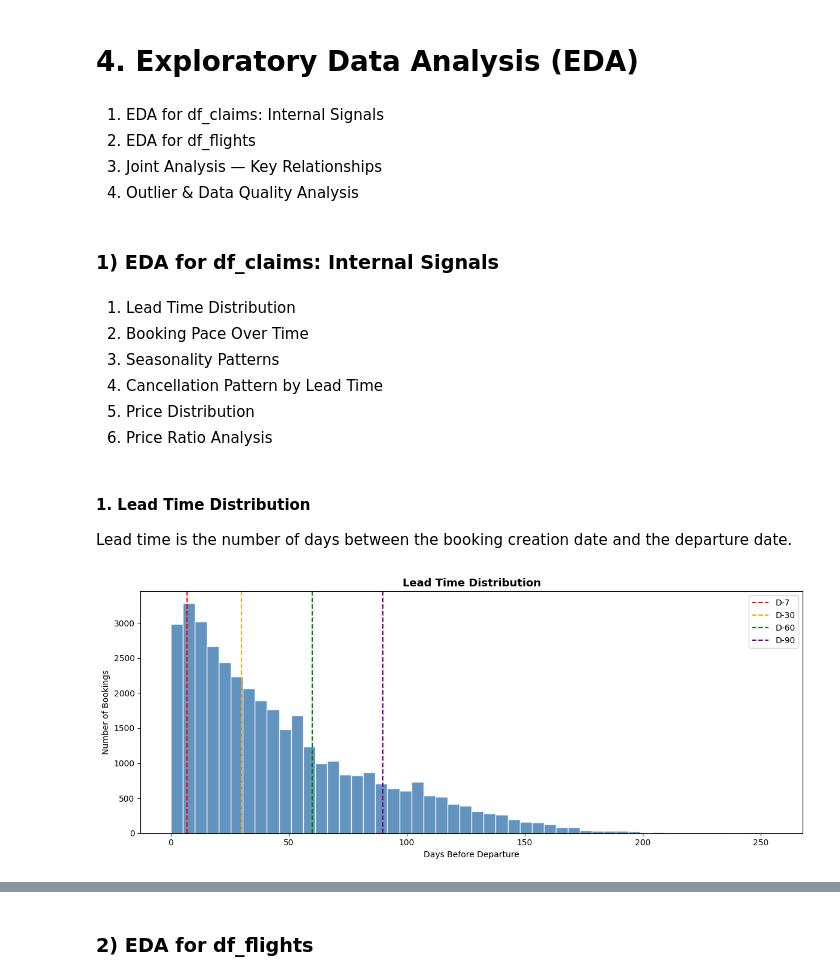
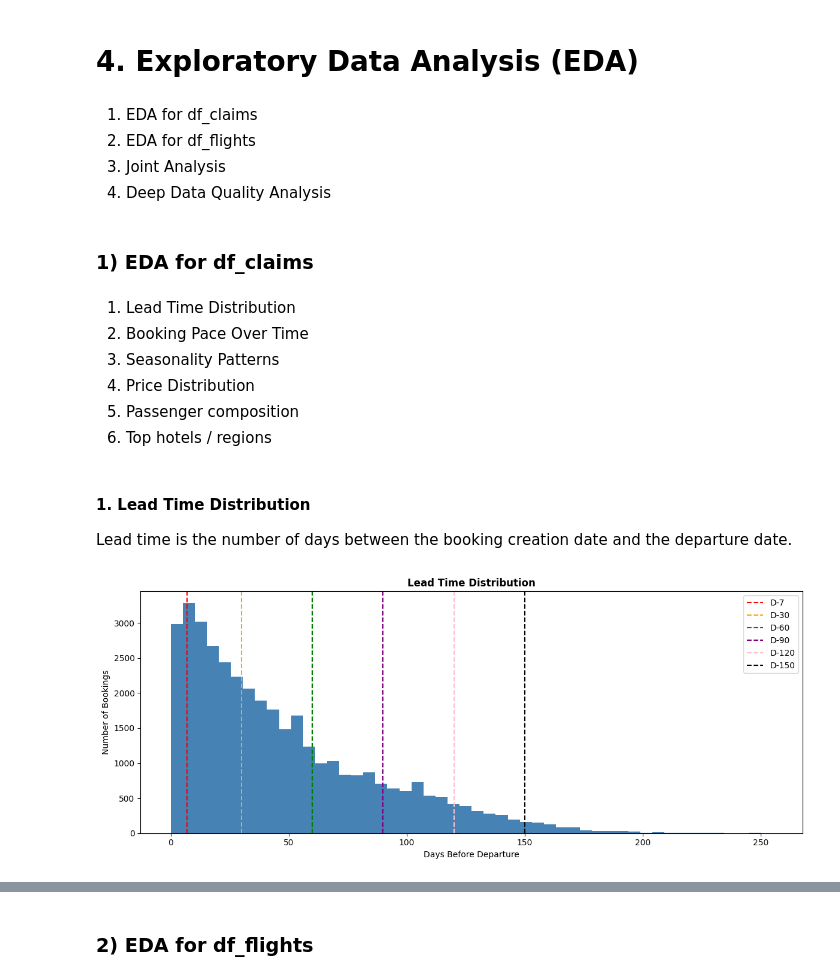
Before and after one commit to VildanaRazumova/thesis-demand-forecasting, a Jupyter notebook: thesis_notebook_final.ipynb, the cells around one changed output, grey strips where cells are left out. Saved outputs shown, nothing was run; the diff lists cells and outputs as text; code cells hidden in the pictures.

```diff
--- a/thesis_notebook_final.ipynb
+++ b/thesis_notebook_final.ipynb
@@ -452,19 +520,19 @@ The dataset includes the following key information:
 # %% [markdown]
  # 4. Exploratory Data Analysis (EDA)
 # %% [markdown]
-1. EDA for df_claims: Internal Signals
+1. EDA for df_claims
 2. EDA for df_flights
-3. Joint Analysis — Key Relationships
-4. Outlier & Data Quality Analysis
+3. Joint Analysis
+4. Deep Data Quality Analysis
 # %% [markdown]
-### 1) EDA for df_claims: Internal Signals
+### 1) EDA for df_claims
 # %% [markdown]
 1. Lead Time Distribution
 2. Booking Pace Over Time
 3. Seasonality Patterns
-4. Cancellation Pattern by Lead Time
-5. Price Distribution
-6. Price Ratio Analysis
+4. Price Distribution
+5. Passenger composition
+6. Top hotels / regions
 # %% [markdown]
 #### 1. Lead Time Distribution
 
@@ -473,25 +541,27 @@ date and the departure date.
 # %%
 # Figure 1: Lead Time Distribution
 
-# Step 1: Filter out negative lead times (bookings after departure)
-lt_clean = df_claims[df_claims['LeadTimeDays'] >= 0]['LeadTimeDays']
+# Step 1: Filter out LeadTimeDays = 0
+claims_plt = df_claims['LeadTimeDays']
 
 # Step 2: Create the histogram
 plt.figure(figsize=(12, 5))
-plt.hist(lt_clean, bins=50, color='steelblue', edgecolor='white', alpha=0.85)
+plt.hist(claims_plt, bins=50, color='steelblue')
 
 # Step 3: Add vertical lines for each booking window
 plt.axvline(x=7,  color='red',    linestyle='--', label='D-7')
 plt.axvline(x=30, color='orange', linestyle='--', label='D-30')
 plt.axvline(x=60, color='green',  linestyle='--', label='D-60')
 plt.axvline(x=90, color='purple', linestyle='--', label='D-90')
+plt.axvline(x=120, color='pink', linestyle='--', label='D-120')
+plt.axvline(x=150, color='black', linestyle='--', label='D-150')
 
 # Step 4: Add labels and title
-plt.title('Lead Time Distribution', fontsize=13, fontweight='bold')
+plt.title('Lead Time Distribution', fontsize=12, fontweight='bold')
 plt.xlabel('Days Before Departure')
 plt.ylabel('Number of Bookings')
 plt.legend()
 plt.tight_layout()
 plt.show()
 # %% [output]
-[figure, old version]
+[figure, new version]
```
Also changed, not shown: parts of 43 cells of this notebook.
